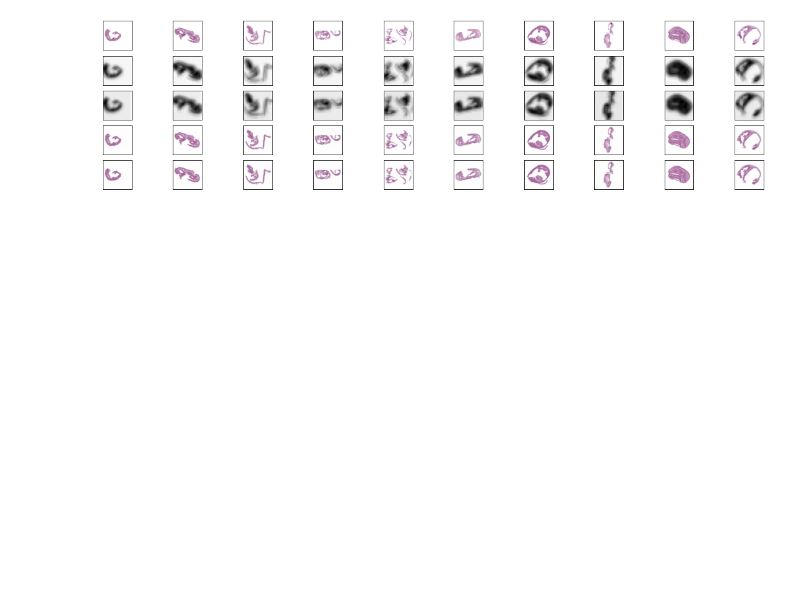
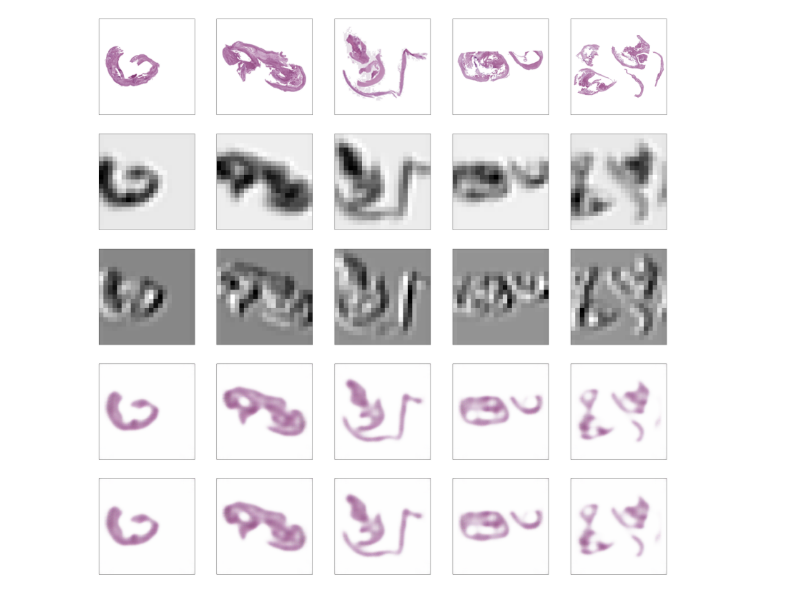
Before and after one commit to notan79/Carotid_AI, a Jupyter notebook: torch/RNN/CNN_Grid_Search_Final.ipynb, the cells around one changed output. Saved outputs shown, nothing was run; the diff lists cells and outputs as text; code cells hidden in the pictures; blank space fills up the shorter version.

```diff
--- a/torch/RNN/CNN_Grid_Search_Final.ipynb
+++ b/torch/RNN/CNN_Grid_Search_Final.ipynb
@@ -9,13 +9,13 @@ from AutoEncoderCNN import AE_CNN
 from GridSearch import GridSearch
 # %%
 # hyperparams and early stopping patience
-EPOCHS = [100, 500, 1000]
-LR = [0.001, 0.0001]
+EPOCHS = [100]
+LR = [0.00001]
 WEIGHT_DECAY = [1e-5]
-BATCH_SIZE = [4, 8]
-FIRST_DIM = [16,32,64]
-ENCODE_DIM = [128,256,512]
-patience = 30
+BATCH_SIZE = [4]
+FIRST_DIM = [64]
+ENCODE_DIM = [128]
+patience = 50
 
 # setting the correct device to train on
 device = torch.device('cuda' if torch.cuda.is_available() else 'cpu')
@@ -81,9 +80,9 @@ for x in range(len(img_set)):
 
         auto_encoder_output.append((inp, model(inp)))
 # %%
-amt = 10
+amt = 5
 cols = 5
-plt.figure(figsize=(20,cols))
+plt.figure(figsize=(40,40))
 
 
 for k in range(amt):
@@ -99,32 +98,32 @@ for k in range(amt):
     # Compressed states
     ax = plt.subplot(cols,amt, k+1+amt)
     plt.gray()
     img = encoded_imgs_arr[k].detach().cpu().numpy()
     conv_filter = 0 # [0, 128)
     plt.imshow(np.transpose(img, (1,2,0))[:,:,conv_filter])
     ax.get_xaxis().set_visible(False)
     ax.get_yaxis().set_visible(False)
 
     ax = plt.subplot(cols,amt, k+1+2*amt)
     plt.gray()
-    conv_filter -= 50 # [0, 128)
+    conv_filter = 1 # [0, 128)
     plt.imshow(np.transpose(img, (1,2,0))[:,:,conv_filter])
     ax.get_xaxis().set_visible(False)
     ax.get_yaxis().set_visible(False)
 
     # Output States
     ax = plt.subplot(cols,amt, k+1+3*amt)
     recon = decoded_imgs_arr[k][1]
     recon = recon.detach().cpu().numpy()
     plt.imshow(np.transpose(recon, (1,2,0)))
     ax.get_xaxis().set_visible(False)
     ax.get_yaxis().set_visible(False)
 
     ax = plt.subplot(cols,amt, k+1+4*amt)
     recon = auto_encoder_output[k][1]
     recon = recon.detach().cpu().numpy()
     plt.imshow(np.transpose(recon, (1,2,0)))
     ax.get_xaxis().set_visible(False)
     ax.get_yaxis().set_visible(False)
 # %% [output]
-[figure, old version]
+[figure, new version]
```
Also changed, not shown: parts of 1 cell of this notebook, 7 other files.
